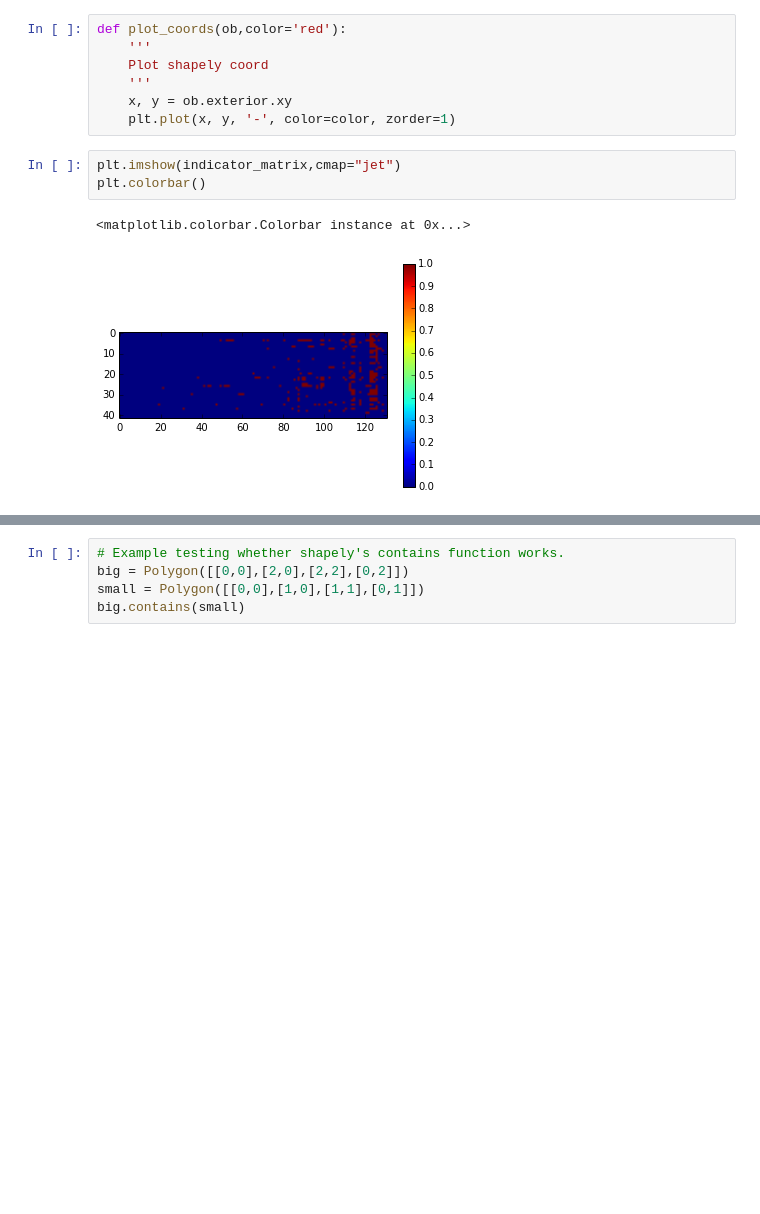
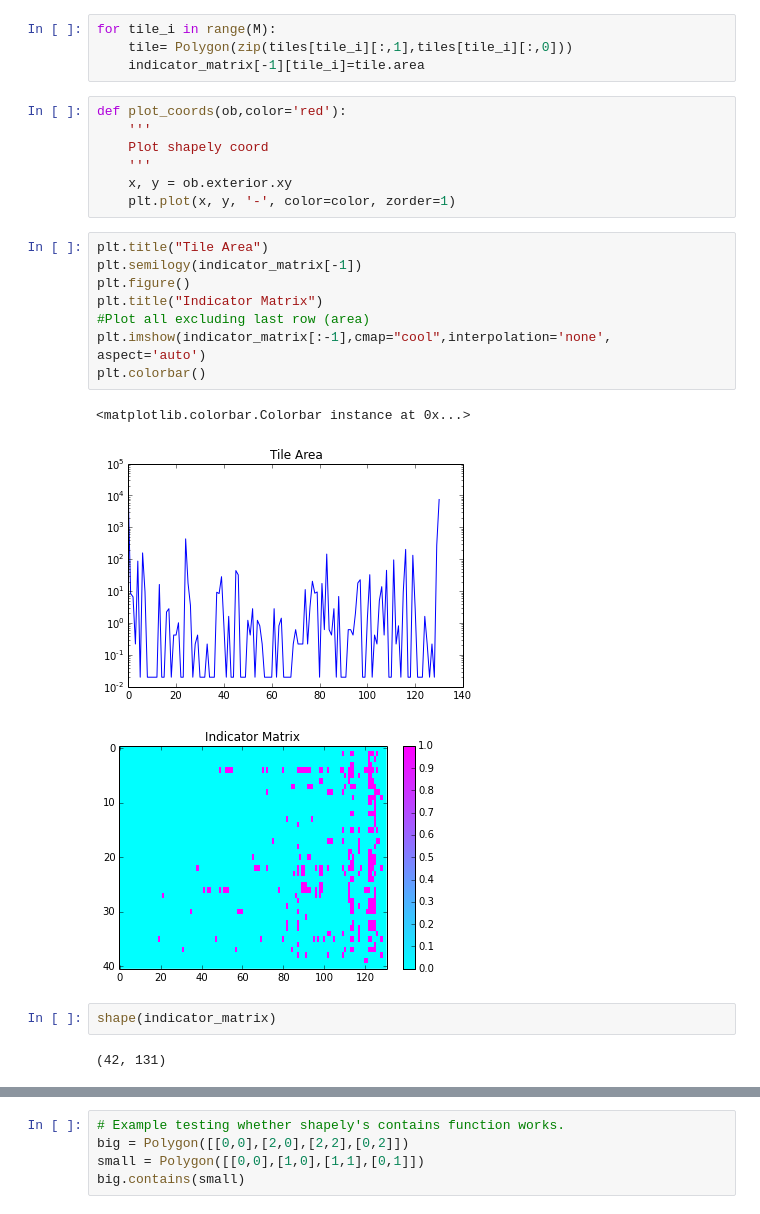
Before and after one commit to dorisjlee/crowd-seg, a Jupyter notebook: analysis/2017_02_21_TileGraphEM2.ipynb, the cells around one changed output, grey strips where cells are left out. Drawn from its saved outputs; the diff is of its cells as text; blank space fills up the shorter version.

Commit message:
modularize and finished BB2tile function

```diff
--- a/analysis/2017_02_21_TileGraphEM2.ipynb
+++ b/analysis/2017_02_21_TileGraphEM2.ipynb
@@ -253,3 +256,7 @@ for  wi in range(N):
+# %%
+for tile_i in range(M):
+    tile= Polygon(zip(tiles[tile_i][:,1],tiles[tile_i][:,0]))
+    indicator_matrix[-1][tile_i]=tile.area
 # %%
 def plot_coords(ob,color='red'):
     '''
@@ -257,9 +264,19 @@ def plot_coords(ob,color='red'):
     '''
     x, y = ob.exterior.xy
     plt.plot(x, y, '-', color=color, zorder=1)
-# %%
-plt.imshow(indicator_matrix,cmap="jet")
-plt.colorbar()
-# %% [output]
-<matplotlib.colorbar.Colorbar instance at 0x...>
-[figure, removed]
+# %%
+plt.title("Tile Area")
+plt.semilogy(indicator_matrix[-1])
+plt.figure()
+plt.title("Indicator Matrix")
+#Plot all excluding last row (area)
+plt.imshow(indicator_matrix[:-1],cmap="cool",interpolation='none', aspect='auto')
+plt.colorbar()
+# %% [output]
+<matplotlib.colorbar.Colorbar instance at 0x...>
+[figure, added]
+[figure, added]
+# %%
+shape(indicator_matrix)
+# %% [output]
+(42, 131)
```
Also changed, not shown: parts of 6 cells of this notebook, 2 other files.
